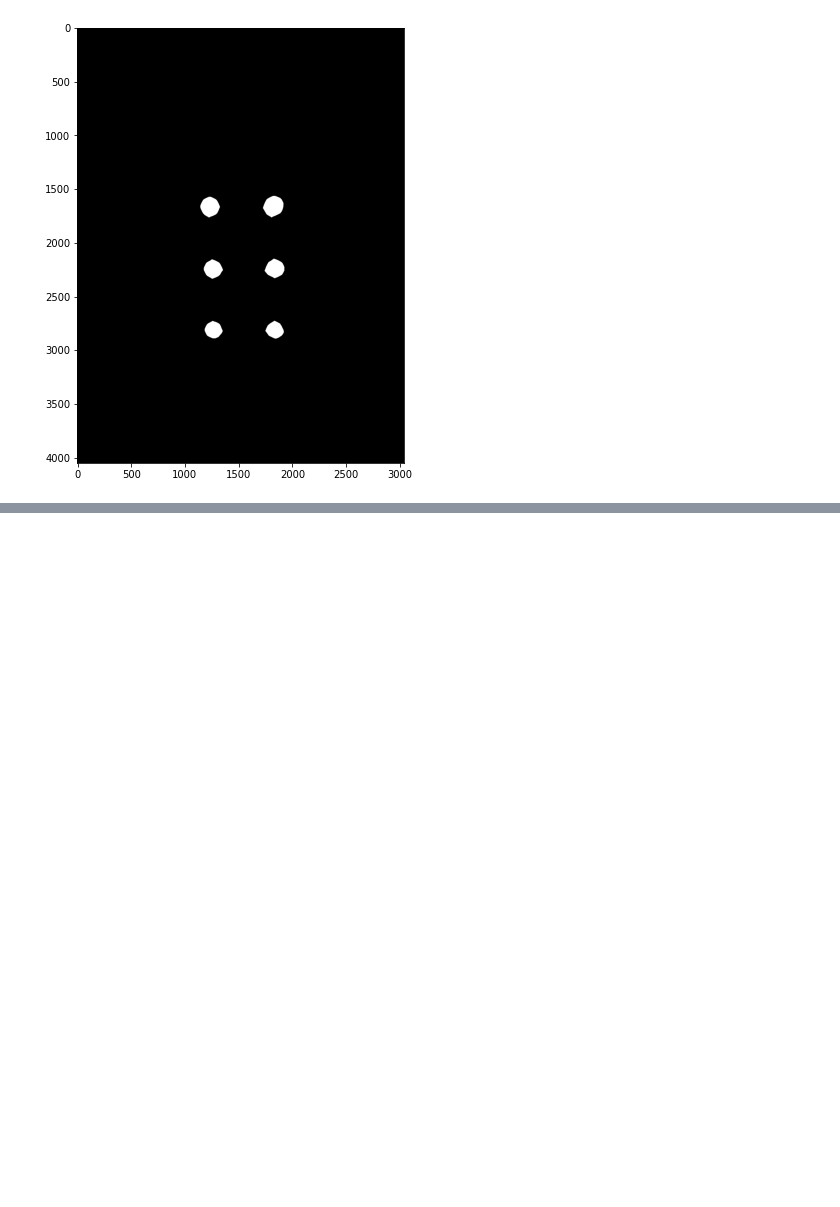
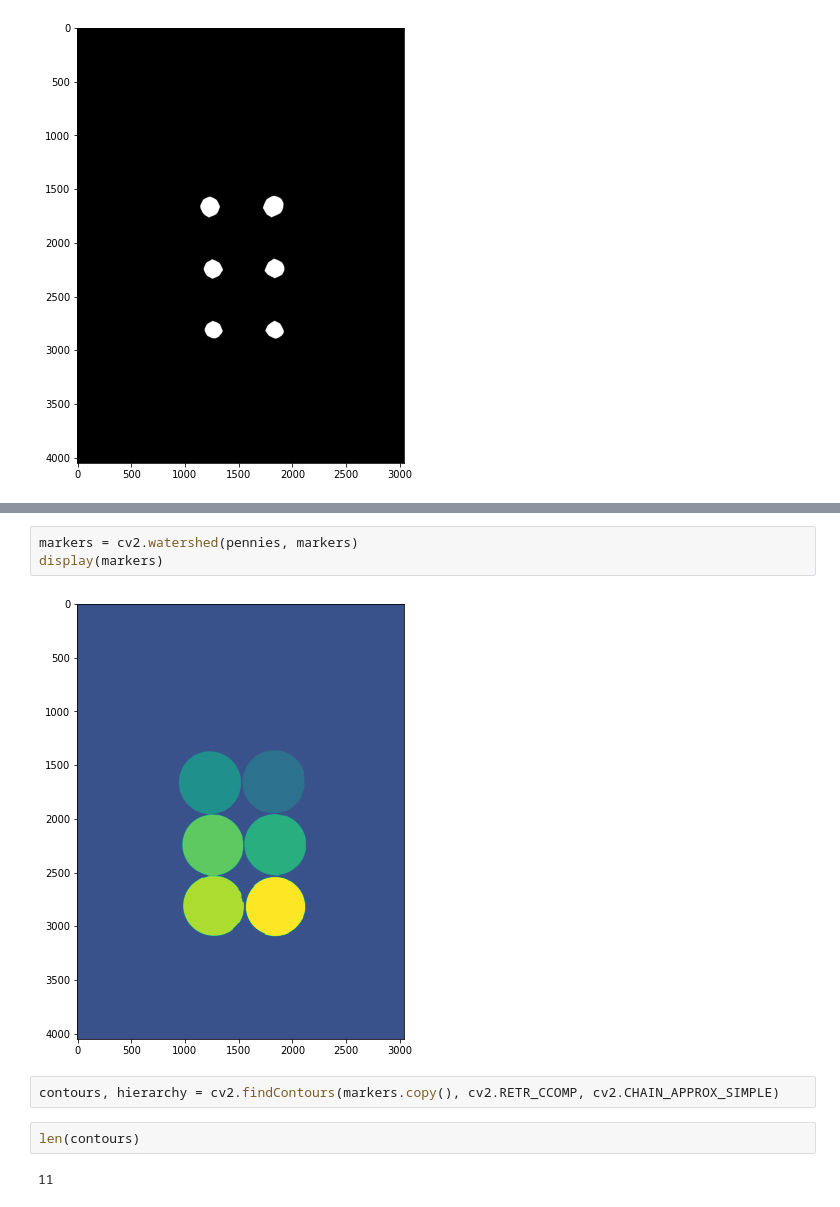
Before and after one commit to kriti-ixix/ai-1030, a Jupyter notebook: computer vision/watershed algorithm.ipynb, the cells around one changed output, grey strips where cells are left out. Drawn from its saved outputs; the diff is of its cells as text; blank space fills up the shorter version.

```diff
--- a/computer vision/watershed algorithm.ipynb
+++ b/computer vision/watershed algorithm.ipynb
@@ -82,0 +98,11 @@ display(sure_fg, 'gray')
+# %%
+markers = cv2.watershed(pennies, markers)
+display(markers)
+# %% [output]
+[figure, added]
+# %%
+contours, hierarchy = cv2.findContours(markers.copy(), cv2.RETR_CCOMP, cv2.CHAIN_APPROX_SIMPLE)
+# %%
+len(contours)
+# %% [output]
+11
```
Also changed, not shown: parts of 5 cells of this notebook.
